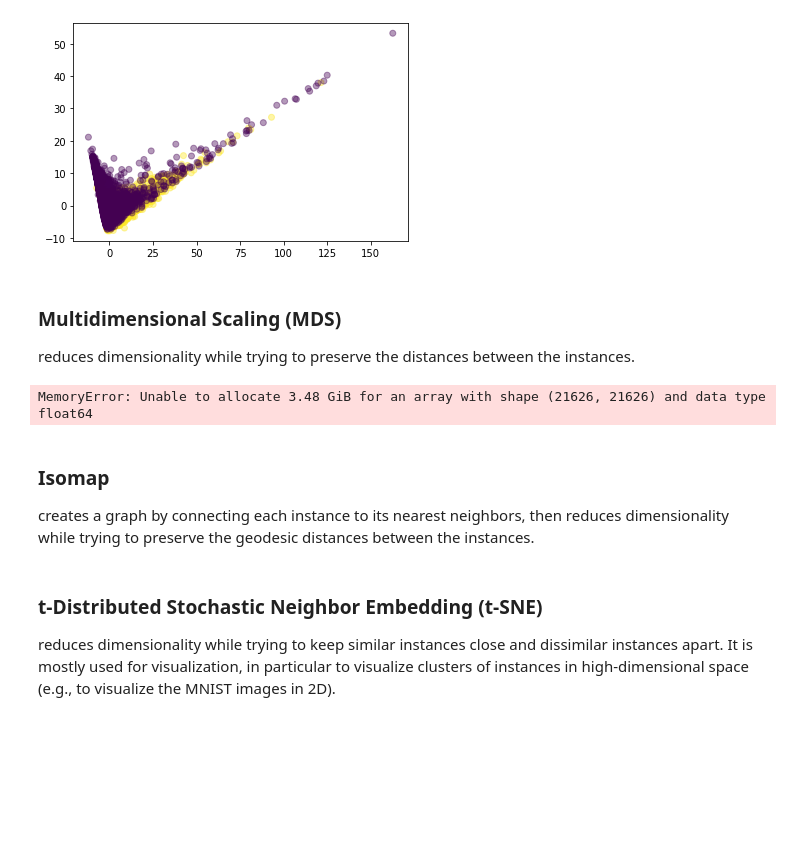
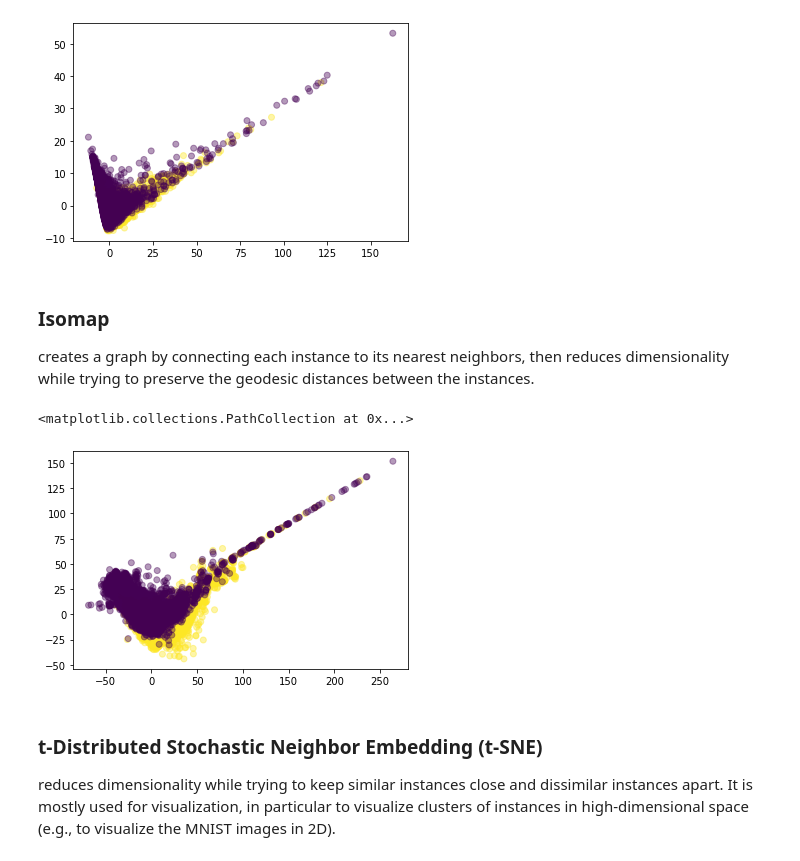
Before and after one commit to andreafabbricatore/ailab, a Jupyter notebook: data_vis/dim_reduction_for_visualization.ipynb, the cells around one changed output. Cells and saved outputs as stored; diff of their text form; code cells hidden in the pictures; blank space fills up the shorter version.

Commit message:
visualization dropseq

```diff
--- a/data_vis/dim_reduction_for_visualization.ipynb
+++ b/data_vis/dim_reduction_for_visualization.ipynb
@@ -402,15 +401,6 @@ plt.scatter(red_X2D[0], red_X2D[1], alpha=0.4, c=y)
 # %% [output]
 <matplotlib.collections.PathCollection at 0x...>
 [figure]
-# %% [markdown]
-### Multidimensional Scaling (MDS)
-reduces dimensionality while trying to preserve
-the distances between the instances.
-# %%
-mds = MDS(n_components=2, random_state=42)
-X_reduced_mds = mds.fit_transform(X2D)
-# %% [output]
-MemoryError: Unable to allocate 3.48 GiB for an array with shape (21626, 21626) and data type float64
 # %% [markdown]
 ### Isomap
 creates a graph by connecting each instance to its nearest neighbors, then
@@ -420,5 +412,10 @@ the instances.
 isomap = Isomap(n_components=2)
 X_reduced_isomap = isomap.fit_transform(X2D)
+# %%
+plt.scatter(X_reduced_isomap[:, 0], X_reduced_isomap[:, 1], c=y, alpha=0.4)
+# %% [output]
+<matplotlib.collections.PathCollection at 0x...>
+[figure, added]
 # %% [markdown]
 ### t-Distributed Stochastic Neighbor Embedding (t-SNE)
 reduces dimensionality
```
Also changed, not shown: parts of 7 cells of this notebook.
